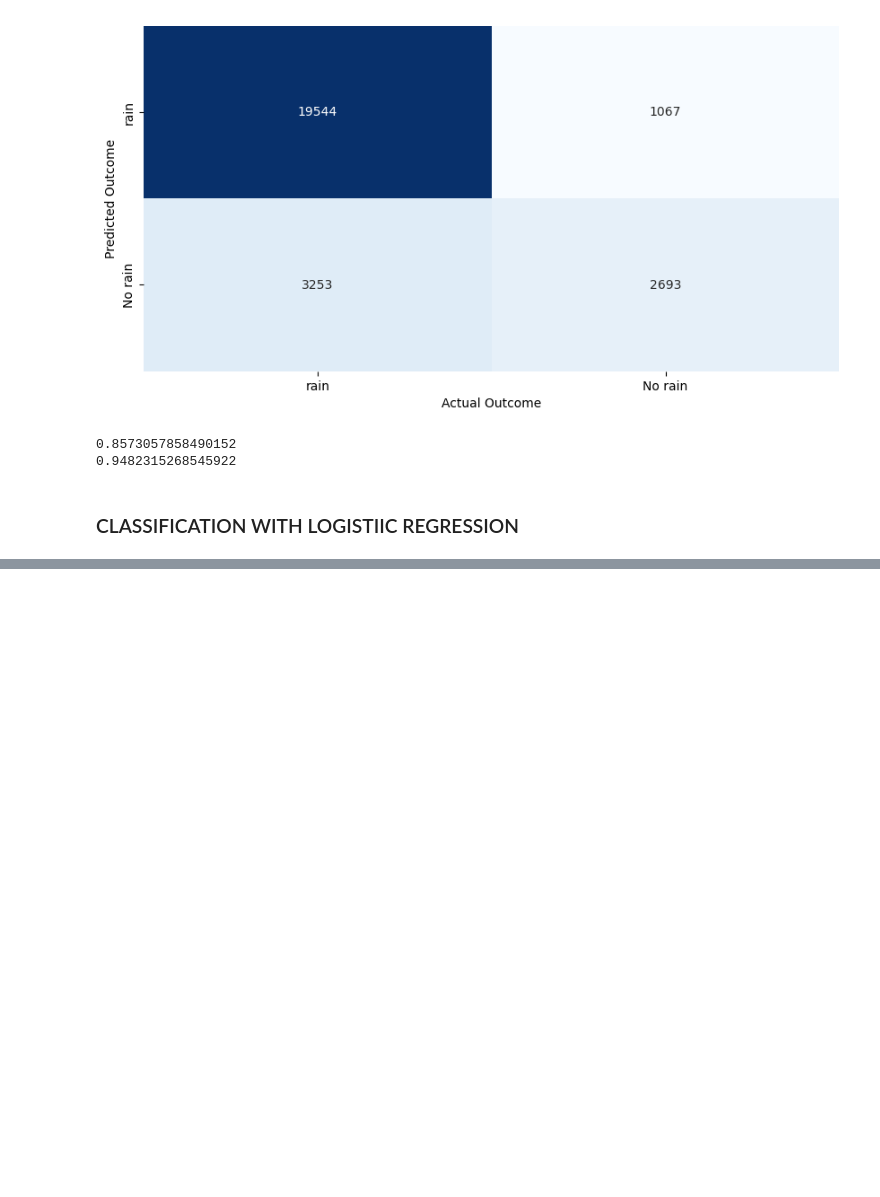
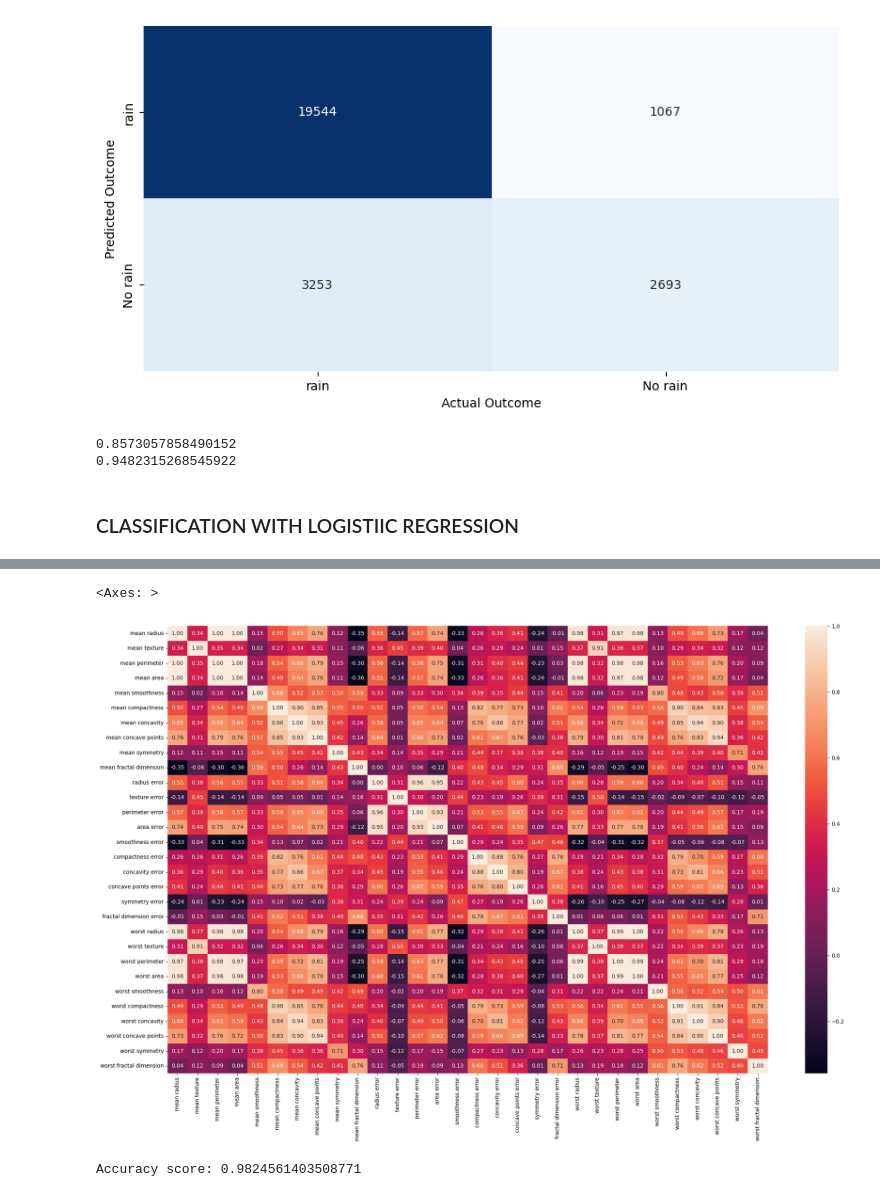
Before and after one commit to Muyiiwaa/ml-made-easy, a Jupyter notebook: classification.ipynb, the cells around one changed output, grey strips where cells are left out. Drawn from its saved outputs; the diff is of its cells as text; code cells hidden in the pictures; blank space fills up the shorter version.

Commit message:
complete logistic regression

```diff
--- a/classification.ipynb
+++ b/classification.ipynb
@@ -380,3 +381,8 @@ from sklearn.metrics import confusion_matrix,accuracy_score
 
 # datasets
 from sklearn import datasets
+# %%
+# load the dataset
+
+X = datasets.load_breast_cancer(as_frame= True)['data']
+y = datasets.load_breast_cancer()['target']
@@ -382,0 +397,9 @@ from sklearn import datasets
+# %%
+corr_df = X.corr(method='spearman')
+
+fig = plt.figure(figsize=(25,15))
+
+sns.heatmap(corr_df, annot= True, fmt= '0.02f')
+# %% [output]
+<Axes: >
+[figure, added]
@@ -382,0 +412,19 @@ from sklearn import datasets
+# %%
+# model building and evaluation
+
+# splitting the dataset
+X_train, X_test, y_train, y_test = train_test_split(X,y, test_size=0.2, stratify= y,
+                                                    random_state= 23)
+
+# build the logistic regression model
+model = LogisticRegression()
+model.fit(X_train, y_train)
+
+# make predictions
+preds = model.predict(X_test)
+
+# evaluate the model performance
+score = accuracy_score(y_test, preds)
+print(f'Accuracy score: {score}')
+# %% [output]
+Accuracy score: 0.9824561403508771
```
Also changed, not shown: parts of 9 cells of this notebook.
